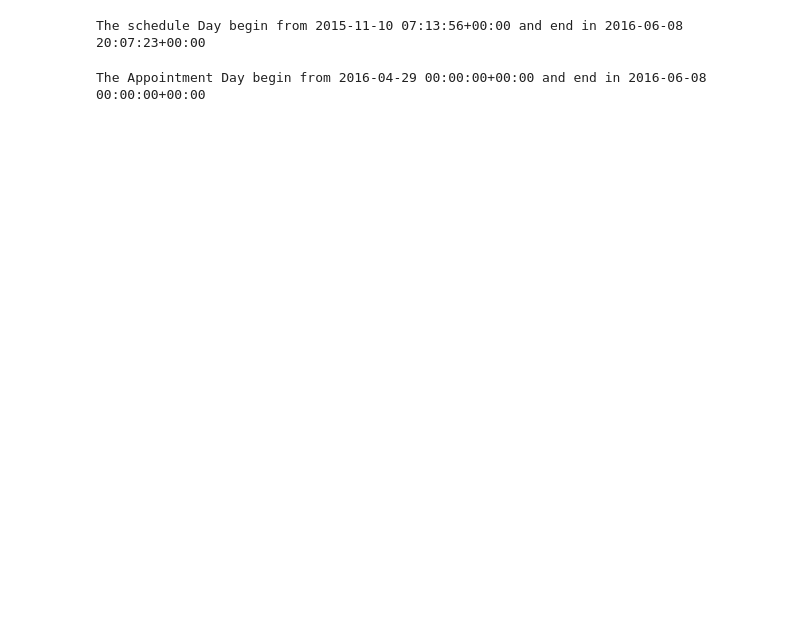
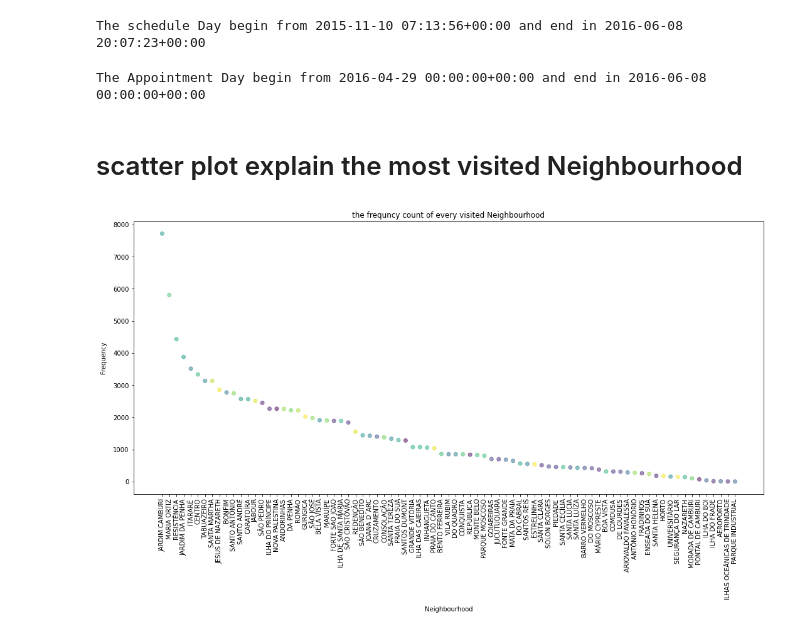
Before and after one commit to mennasala/EDA-for-Medical-Appointment, a Jupyter notebook: Investigate_a_Dataset-No-show-appointments.ipynb, the cells around one changed output. Cells and saved outputs as stored; diff of their text form; code cells hidden in the pictures; blank space fills up the shorter version.

```diff
--- a/Investigate_a_Dataset-No-show-appointments.ipynb
+++ b/Investigate_a_Dataset-No-show-appointments.ipynb
@@ -197,3 +249,20 @@ The schedule Day begin from 2015-11-10 07:13:56+00:00 and end in 2016-06-08 20:0
 print('The Appointment Day begin from {} and end in {}'.format(df['AppointmentDay'].min(),df['AppointmentDay'].max()))
 # %% [output]
 The Appointment Day begin from 2016-04-29 00:00:00+00:00 and end in 2016-06-08 00:00:00+00:00
+# %% [markdown]
+# scatter plot explain the most visited Neighbourhood
+# %%
+data=(df['Neighbourhood'].value_counts())
+x=data.keys()
+y=data.values
+rng = np.random.RandomState(0)
+colors= rng.rand(len(y))
+plt.figure(figsize=(18, 8))
+plt.scatter(x,y,c=colors,alpha=0.5)
+plt.xlabel("Neighbourhood",labelpad=10)
+plt.ylabel("Frequency",labelpad=10)
+plt.xticks(rotation = 90)
+plt.title("the frequncy count of every visited Neighbourhood")
+plt.show()
+# %% [output]
+[figure, added]
```
Also changed, not shown: parts of 58 cells of this notebook, 1 other file.
